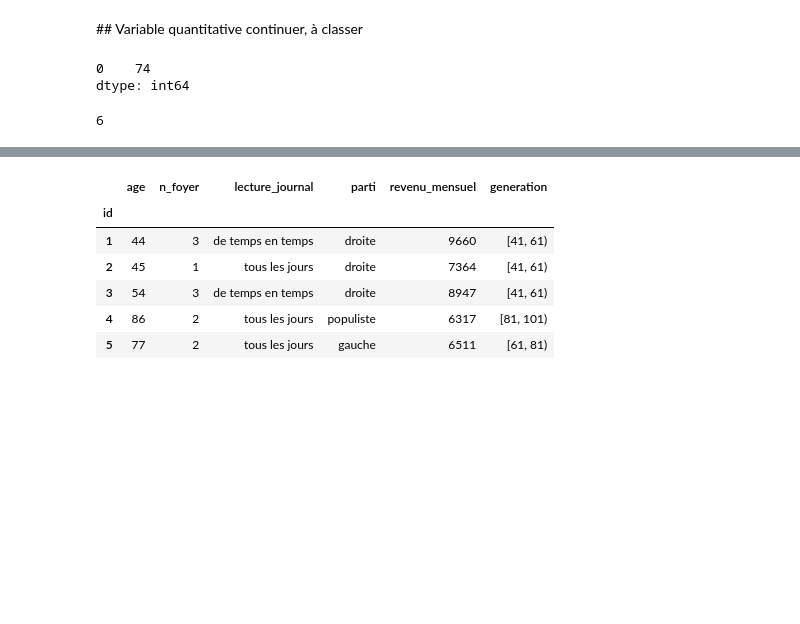
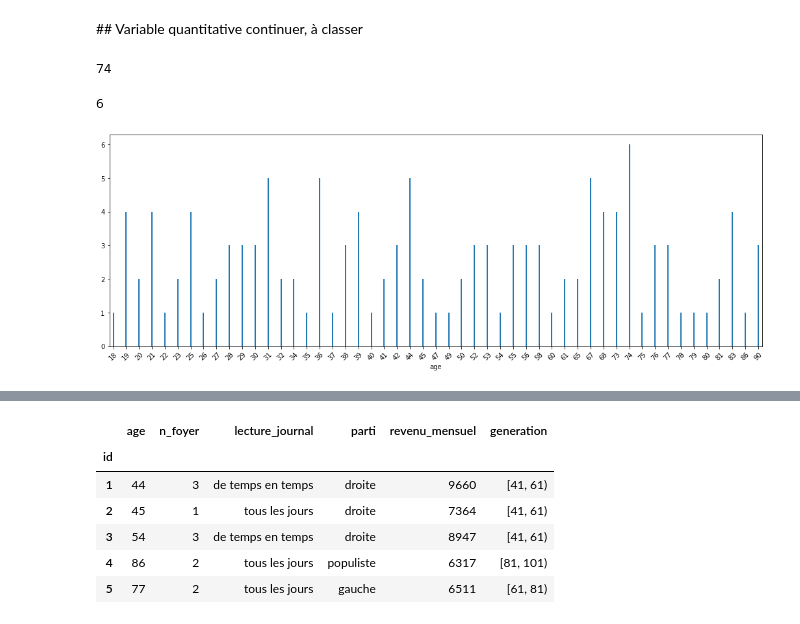
Before and after one commit to Vilgefor/histoire_numerique_methodes, a Jupyter notebook: statistiques_descriptives/elements_statistiques_descriptives.ipynb, the cells around one changed output, grey strips where cells are left out. Saved outputs shown, nothing was run; the diff lists cells and outputs as text; code cells hidden in the pictures; blank space fills up the shorter version.

```diff
--- a/statistiques_descriptives/elements_statistiques_descriptives.ipynb
+++ b/statistiques_descriptives/elements_statistiques_descriptives.ipynb
@@ -337,11 +339,16 @@ obs.boxplot(column=['age'], vert=False, figsize=(16,4))
 # %% [markdown]
 ## Variable quantitative continuer, à classer
 # %%
-obs['age'].mode()
+obs['age'].mode()[0]
 # %% [output]
-0    74
-dtype: int64
+74
 # %%
 len(obs[obs['age'] == 74]['age'])
 # %% [output]
 6
+# %%
+obs.groupby('age').size().plot(kind='bar', width=0.1, figsize=(18,6))
+plt.xticks(rotation=45)
+plt.show()
+# %% [output]
+[figure, added]
```
Also changed, not shown: parts of 46 cells of this notebook.
